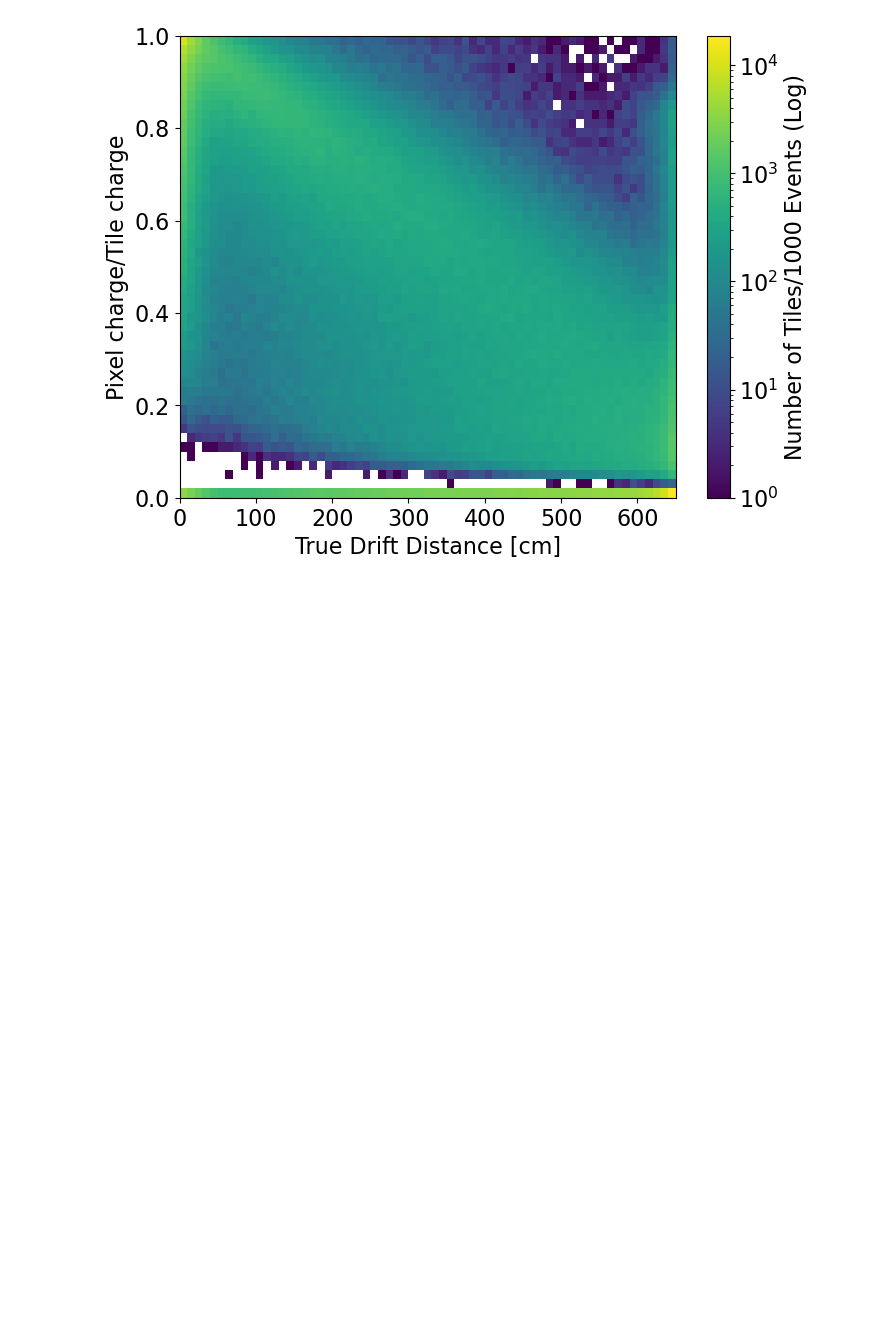
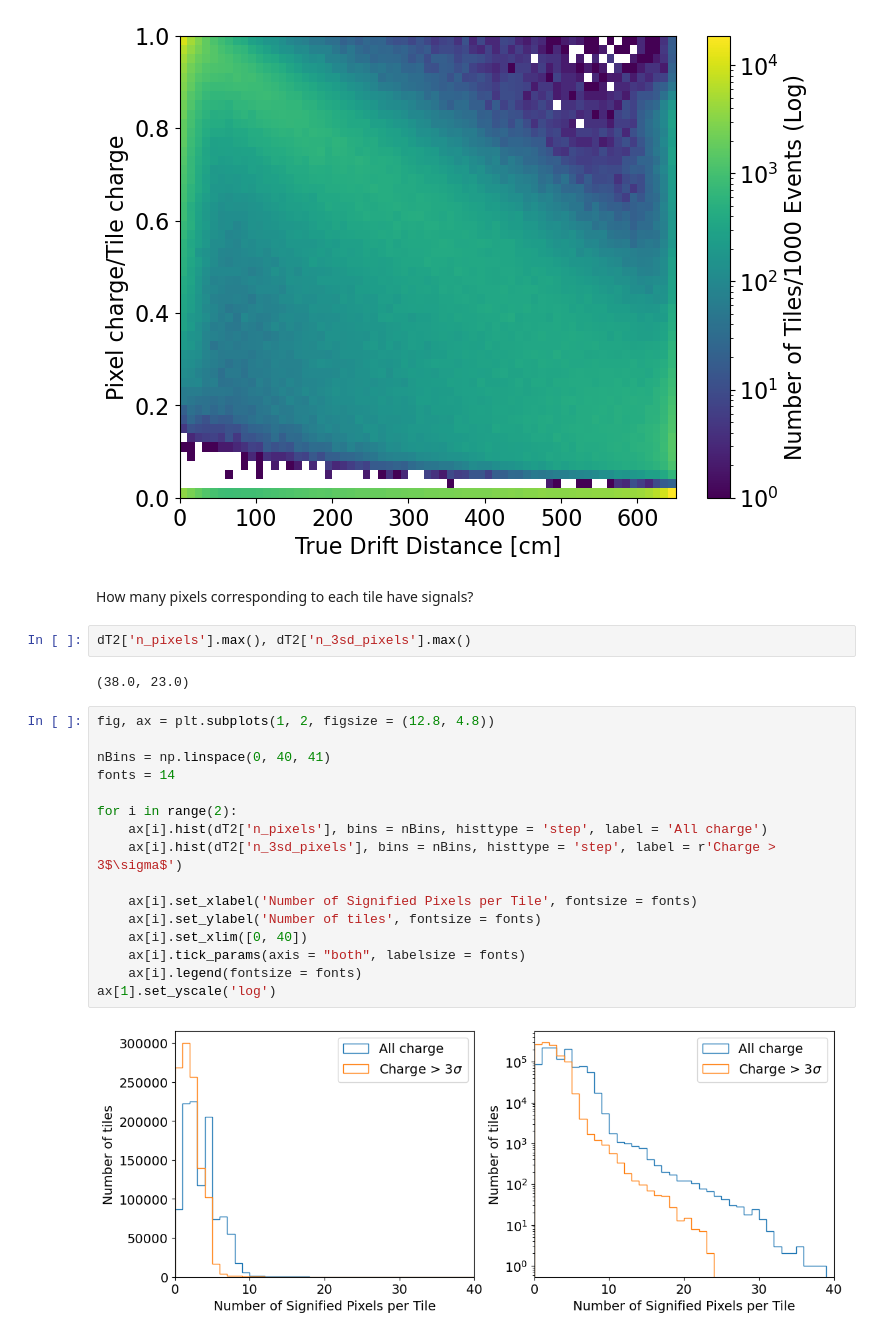
Before and after one commit to yuntsebaryon/GAMPix4SNe, a Jupyter notebook: Validation/detsim/studyReadout.ipynb, the cells around one changed output. Cells and saved outputs as stored; diff of their text form; blank space fills up the shorter version.

Commit message:
more correlation plots

```diff
--- a/Validation/detsim/studyReadout.ipynb
+++ b/Validation/detsim/studyReadout.ipynb
@@ -353,3 +361,27 @@ cbar.ax.tick_params( labelsize = fonts)     # ticks (numbers)
 cbar.set_label("Number of Tiles/1000 Events (Log)", fontsize = fonts)
 # %% [output]
 [figure]
+# %% [markdown]
+How many pixels corresponding to each tile have signals?
+# %%
+dT2['n_pixels'].max(), dT2['n_3sd_pixels'].max()
+# %% [output]
+(38.0, 23.0)
+# %%
+fig, ax = plt.subplots(1, 2, figsize = (12.8, 4.8))
+
+nBins = np.linspace(0, 40, 41)
+fonts = 14
+
+for i in range(2):
+    ax[i].hist(dT2['n_pixels'], bins = nBins, histtype = 'step', label = 'All charge')
+    ax[i].hist(dT2['n_3sd_pixels'], bins = nBins, histtype = 'step', label = r'Charge > 3$\sigma$')
+
+    ax[i].set_xlabel('Number of Signified Pixels per Tile', fontsize = fonts)
+    ax[i].set_ylabel('Number of tiles', fontsize = fonts)
+    ax[i].set_xlim([0, 40])
+    ax[i].tick_params(axis = "both", labelsize = fonts)
+    ax[i].legend(fontsize = fonts)
+ax[1].set_yscale('log')
+# %% [output]
+[figure, added]
```
Also changed, not shown: parts of 16 cells of this notebook.
